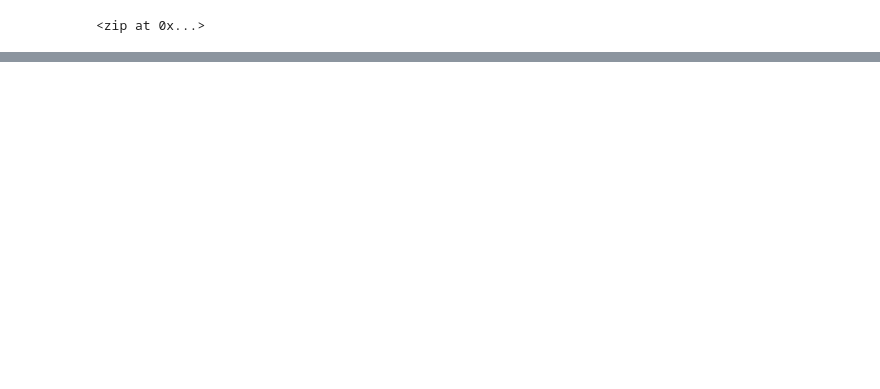
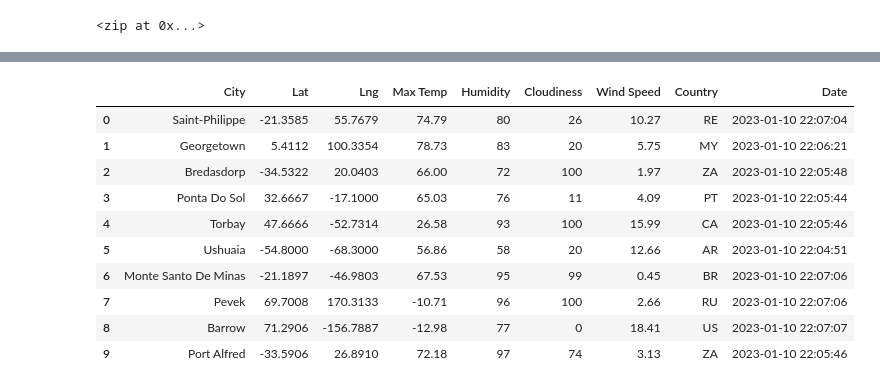
Before and after one commit to cbrooks718/World_Weather_Analysis, a Jupyter notebook: WeatherPy.ipynb, the cells around one changed output, grey strips where cells are left out. Saved outputs shown, nothing was run; the diff lists cells and outputs as text; code cells hidden in the pictures; blank space fills up the shorter version.

Commit message:
Adding WeatherPy and modifying .gitignore

```diff
--- a/WeatherPy.ipynb
+++ b/WeatherPy.ipynb
@@ -31,0 +38,3 @@ len(cities)
+# %%
+url = "http://api.openweathermap.org/data/2.5/weather?units=Imperial&APPID=" + weather_api_key
+print(url)
@@ -31,0 +48,4 @@ len(cities)
+# %%
+city_url = url + "&q=" + "Boston"
+city_weather = requests.get(city_url)
+city_weather.json()
@@ -31,0 +166,16 @@ len(cities)
+# %%
+# Convert the array of dictionaries to a Pandas DataFrame
+city_data_df = pd.DataFrame(city_data)
+city_data_df.head(10)
+# %% [output]
+|  | City | Lat | Lng | Max Temp | Humidity | Cloudiness | Wind Speed | Country | Date |
+| 0 | Saint-Philippe | -21.3585 | 55.7679 | 74.79 | 80 | 26 | 10.27 | RE | 2023-01-10 22:07:04 |
+| 1 | Georgetown | 5.4112 | 100.3354 | 78.73 | 83 | 20 | 5.75 | MY | 2023-01-10 22:06:21 |
+| 2 | Bredasdorp | -34.5322 | 20.0403 | 66.00 | 72 | 100 | 1.97 | ZA | 2023-01-10 22:05:48 |
+| 3 | Ponta Do Sol | 32.6667 | -17.1000 | 65.03 | 76 | 11 | 4.09 | PT | 2023-01-10 22:05:44 |
+| 4 | Torbay | 47.6666 | -52.7314 | 26.58 | 93 | 100 | 15.99 | CA | 2023-01-10 22:05:46 |
+| 5 | Ushuaia | -54.8000 | -68.3000 | 56.86 | 58 | 20 | 12.66 | AR | 2023-01-10 22:04:51 |
+| 6 | Monte Santo De Minas | -21.1897 | -46.9803 | 67.53 | 95 | 99 | 0.45 | BR | 2023-01-10 22:07:06 |
+| 7 | Pevek | 69.7008 | 170.3133 | -10.71 | 96 | 100 | 2.66 | RU | 2023-01-10 22:07:06 |
+| 8 | Barrow | 71.2906 | -156.7887 | -12.98 | 77 | 0 | 18.41 | US | 2023-01-10 22:07:07 |
+| 9 | Port Alfred | -33.5906 | 26.8910 | 72.18 | 97 | 74 | 3.13 | ZA | 2023-01-10 22:05:46 |
```
Also changed, not shown: parts of 12 cells of this notebook, 1 other file.
